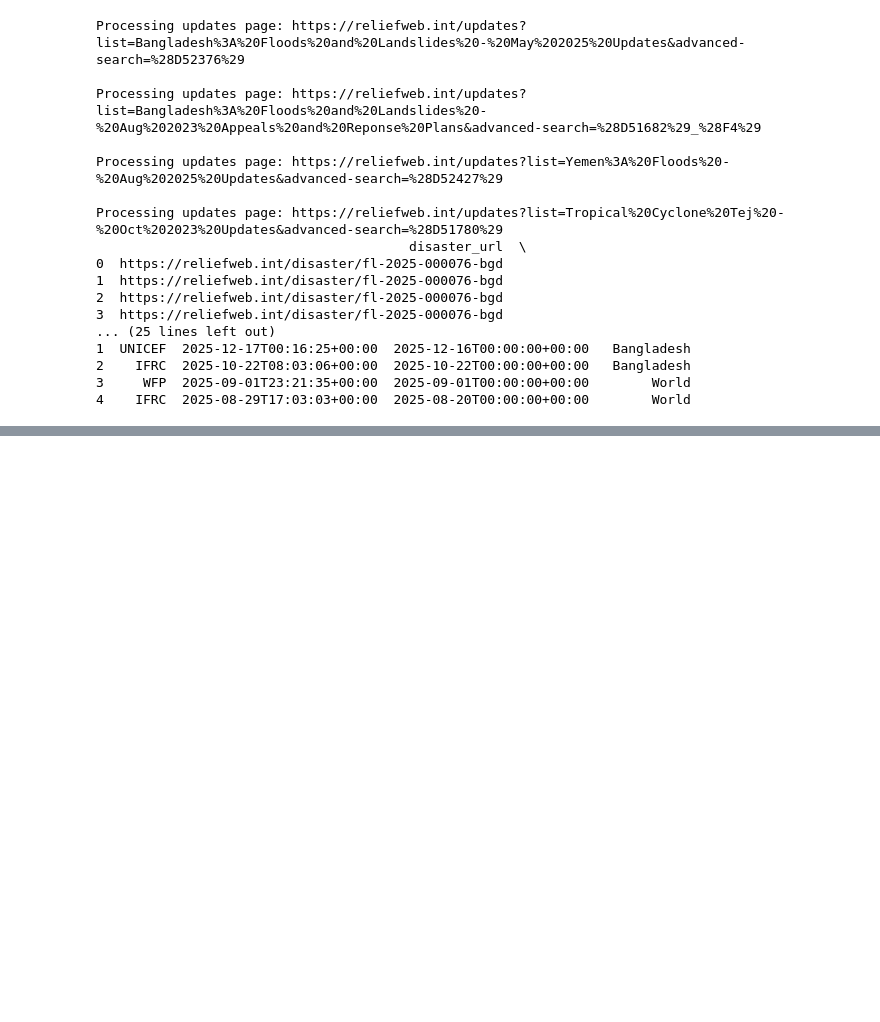
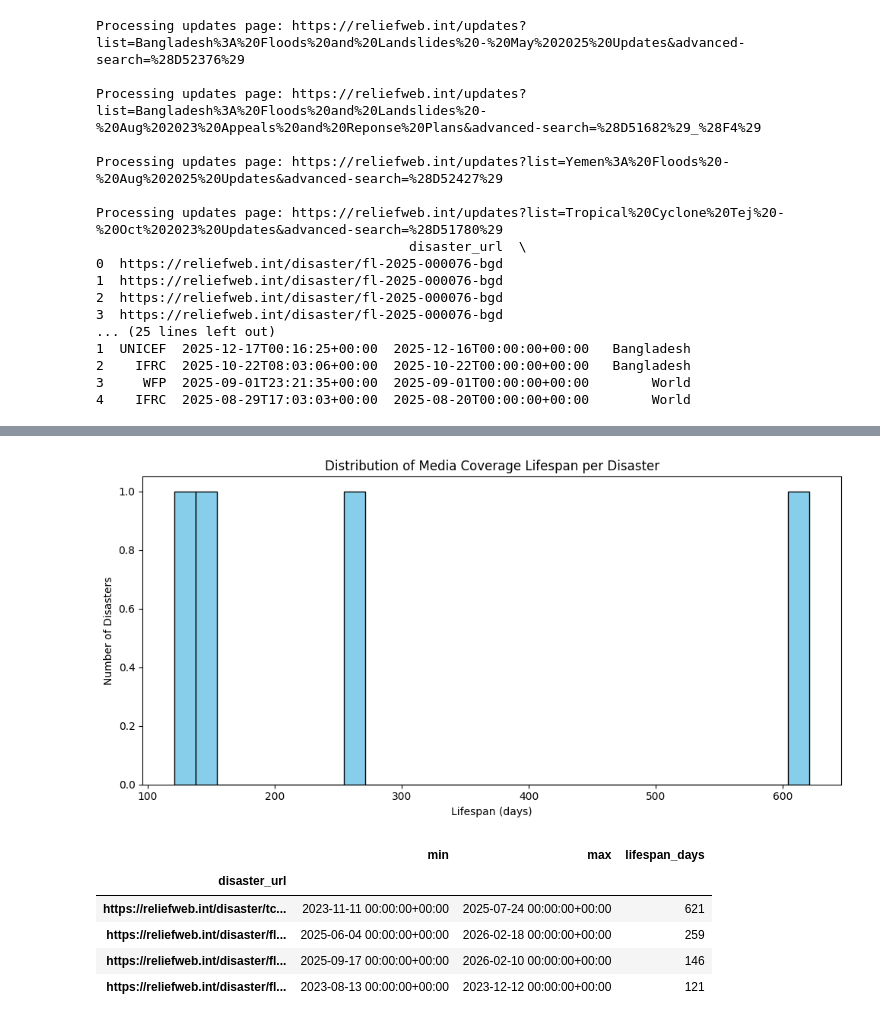
Before and after one commit to urvashibala/GDACS-disaster-data-analysis, a Jupyter notebook: main.ipynb, the cells around one changed output, grey strips where cells are left out. Cells and saved outputs as stored; diff of their text form; code cells hidden in the pictures; blank space fills up the shorter version.

```diff
--- a/main.ipynb
+++ b/main.ipynb
@@ -856,0 +1979,27 @@ reliefweb_updates_df.to_csv(
+# %%
+# 1. How quickly does the media stop reporting on a crisis after the initial hit?
+# For each disaster, calculate the time span between first and last media update
+updates_media_df = pd.read_csv('data/Used/reliefweb_updates_media.csv')
+updates_media_df['published_date'] = pd.to_datetime(updates_media_df['published_date'], errors='coerce')
+
+disaster_groups = updates_media_df.groupby('disaster_url')
+disaster_lifespans = disaster_groups['published_date'].agg(['min', 'max'])
+disaster_lifespans['lifespan_days'] = (disaster_lifespans['max'] - disaster_lifespans['min']).dt.days
+
+plt.figure(figsize=(10,5))
+plt.hist(disaster_lifespans['lifespan_days'].dropna(), bins=30, color='skyblue', edgecolor='black')
+plt.title('Distribution of Media Coverage Lifespan per Disaster')
+plt.xlabel('Lifespan (days)')
+plt.ylabel('Number of Disasters')
+plt.tight_layout()
+plt.show()
+
+disaster_lifespans.sort_values('lifespan_days', ascending=False).head(10)
+# %% [output]
+[figure, added]
+|  | min | max | lifespan_days |
+| disaster_url |  |  |  |
+| https://reliefweb.int/disaster/tc... | 2023-11-11 00:00:00+00:00 | 2025-07-24 00:00:00+00:00 | 621 |
+| https://reliefweb.int/disaster/fl... | 2025-06-04 00:00:00+00:00 | 2026-02-18 00:00:00+00:00 | 259 |
+| https://reliefweb.int/disaster/fl... | 2025-09-17 00:00:00+00:00 | 2026-02-10 00:00:00+00:00 | 146 |
+| https://reliefweb.int/disaster/fl... | 2023-08-13 00:00:00+00:00 | 2023-12-12 00:00:00+00:00 | 121 |
```
Also changed, not shown: parts of 92 cells of this notebook, 2 other files.
